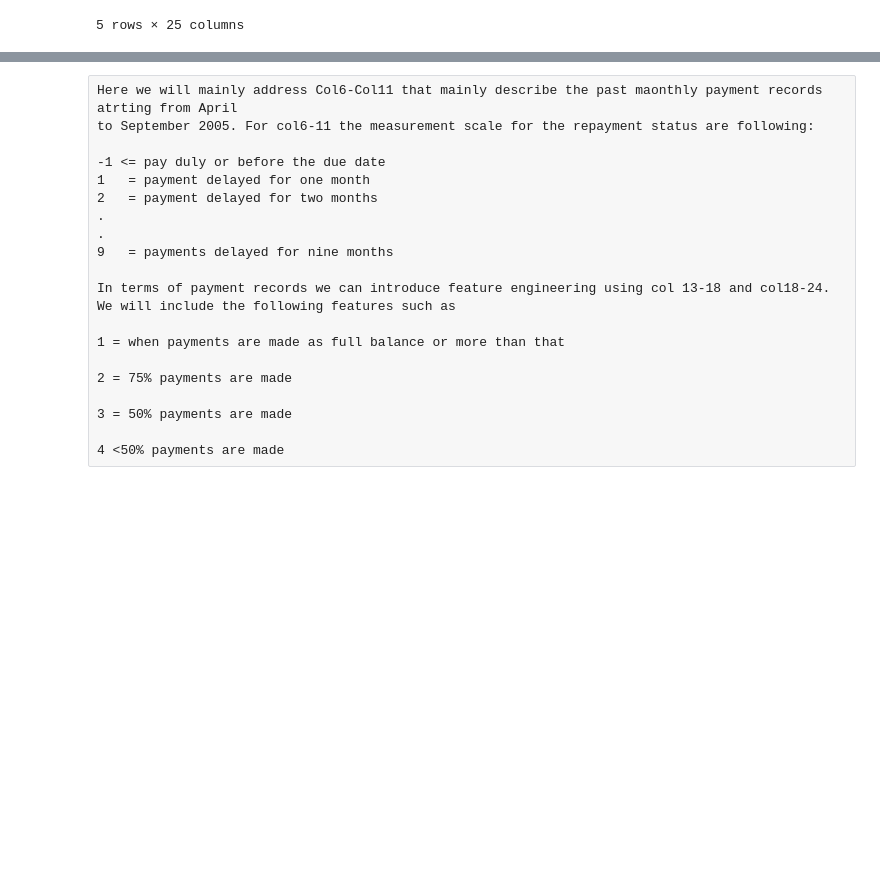
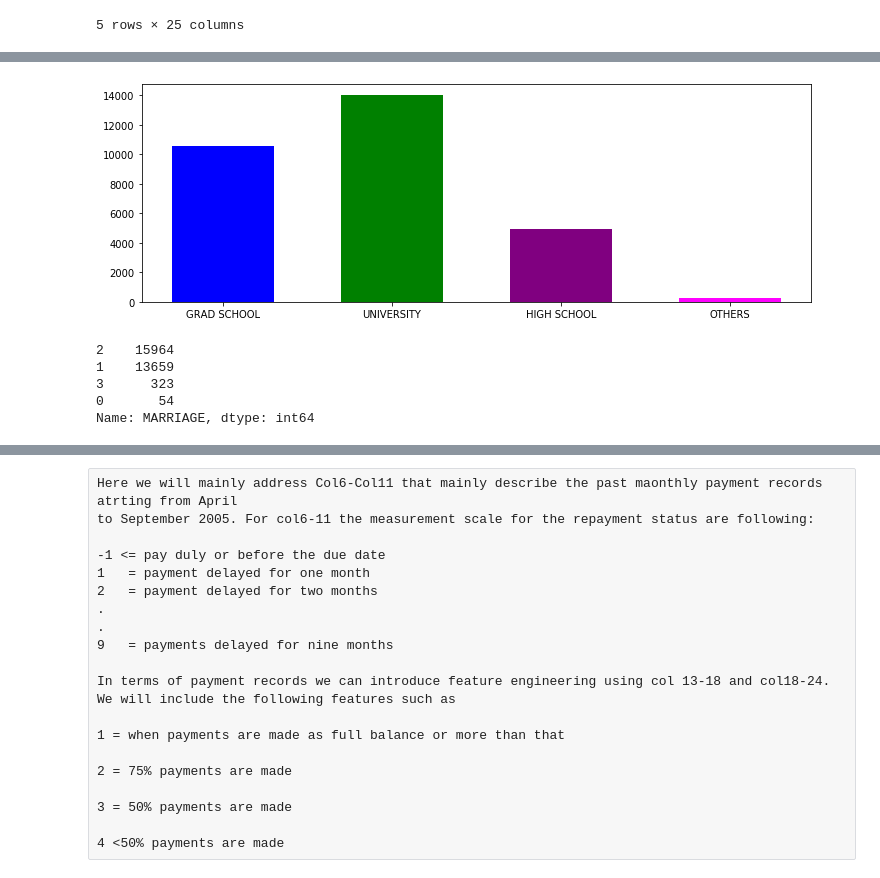
Before and after one commit to dsGitHubRepository/default-of-credit-card-clients, a Jupyter notebook: Rubric-Unit-8-5b-Capstone-Project-I-Milestone-Report.ipynb, the cells around one changed output, grey strips where cells are left out. Saved outputs shown, nothing was run; the diff lists cells and outputs as text; code cells hidden in the pictures; blank space fills up the shorter version.

```diff
--- a/Rubric-Unit-8-5b-Capstone-Project-I-Milestone-Report.ipynb
+++ b/Rubric-Unit-8-5b-Capstone-Project-I-Milestone-Report.ipynb
@@ -20,0 +43,17 @@ df.head()
+# %%
+plt.figure(figsize=(12,4))
+edu = [[1, 2, 3, 4], ['GRAD SCHOOL', 'UNIVERSITY', 'HIGH SCHOOL', 'OTHERS']]
+x_lab = ['GRAD SCHOOL', 'UNIVERSITY', 'HIGH SCHOOL', 'OTHERS']
+y = [df['EDUCATION'].value_counts()[1], df['EDUCATION'].value_counts()[2], df['EDUCATION'].value_counts()[3], df['EDUCATION'].value_counts()[5]]
+plt.bar(x_lab, y, width=0.6, color=['blue', 'green', 'purple', 'magenta'])
+plt.show()
+# %% [output]
+[figure, added]
+# %%
+df['MARRIAGE'].value_counts()
+# %% [output]
+2    15964
+1    13659
+3      323
+0       54
+Name: MARRIAGE, dtype: int64
```
Also changed, not shown: parts of 14 cells of this notebook.
